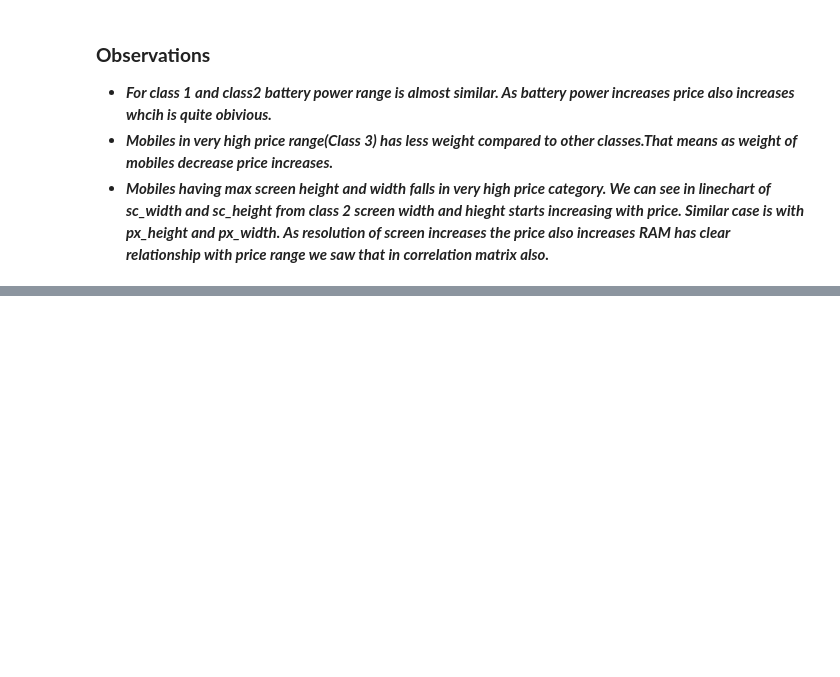
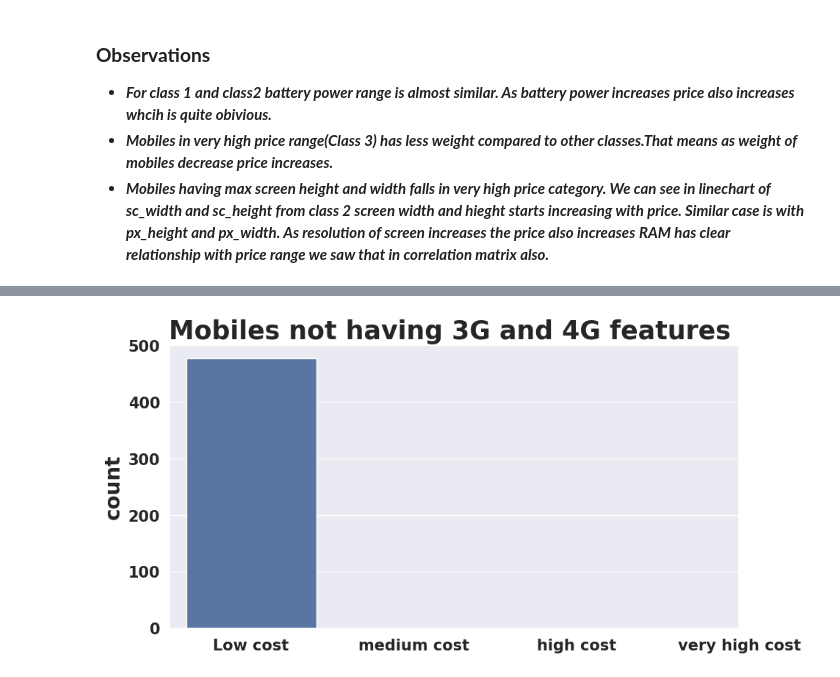
Before and after one commit to Saniyashakur22/ML-Classification-Project, a Jupyter notebook: ML_Classification_Capstone_Project_.ipynb, the cells around one changed output, grey strips where cells are left out. Drawn from its saved outputs; the diff is of its cells as text; code cells hidden in the pictures; blank space fills up the shorter version.

```diff
--- a/ML_Classification_Capstone_Project_.ipynb
+++ b/ML_Classification_Capstone_Project_.ipynb
@@ -551,0 +610,2 @@ for var in list_1:
+# %%
+No_3g_4G_df=df_main[(df_main['three_g']!=1) & (df_main['four_g']!=1)]
@@ -551,0 +628,8 @@ for var in list_1:
+# %%
+plt.figure(figsize=(10,5))
+sns.countplot(No_3g_4G_df['price_range'])
+plt.xticks(ticks=[0,1,2,3],labels=['Low cost','medium cost','high cost','very high cost'])
+plt.title("Mobiles not having 3G and 4G features ")
+plt.show()
+# %% [output]
+[figure, added]
```
Also changed, not shown: parts of 18 cells of this notebook.
